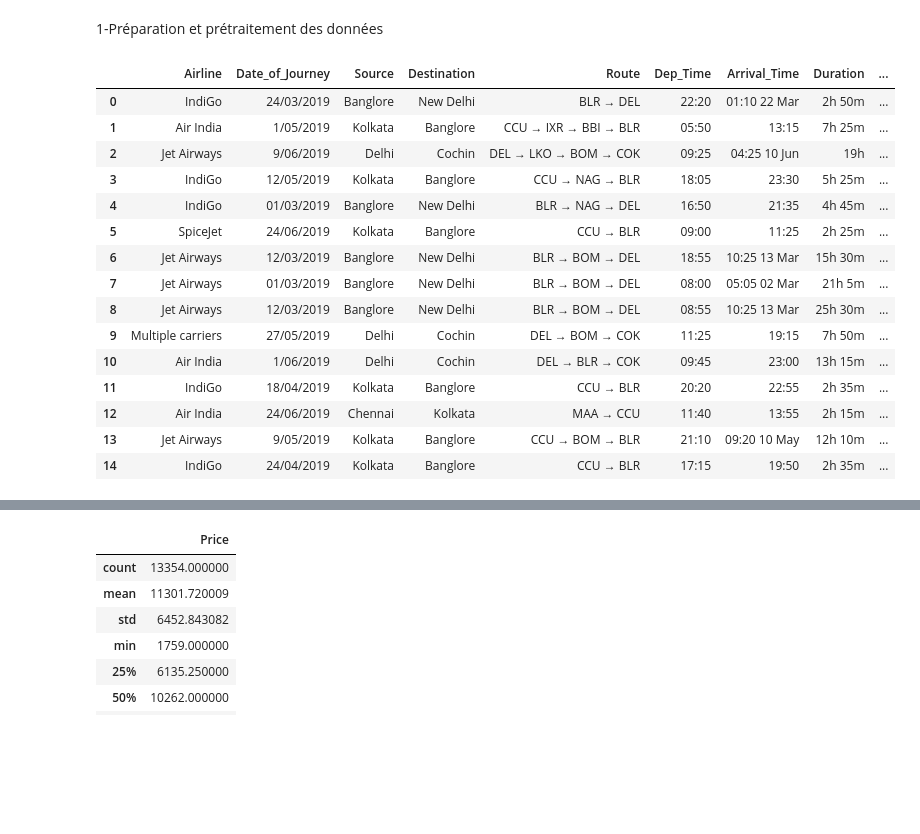
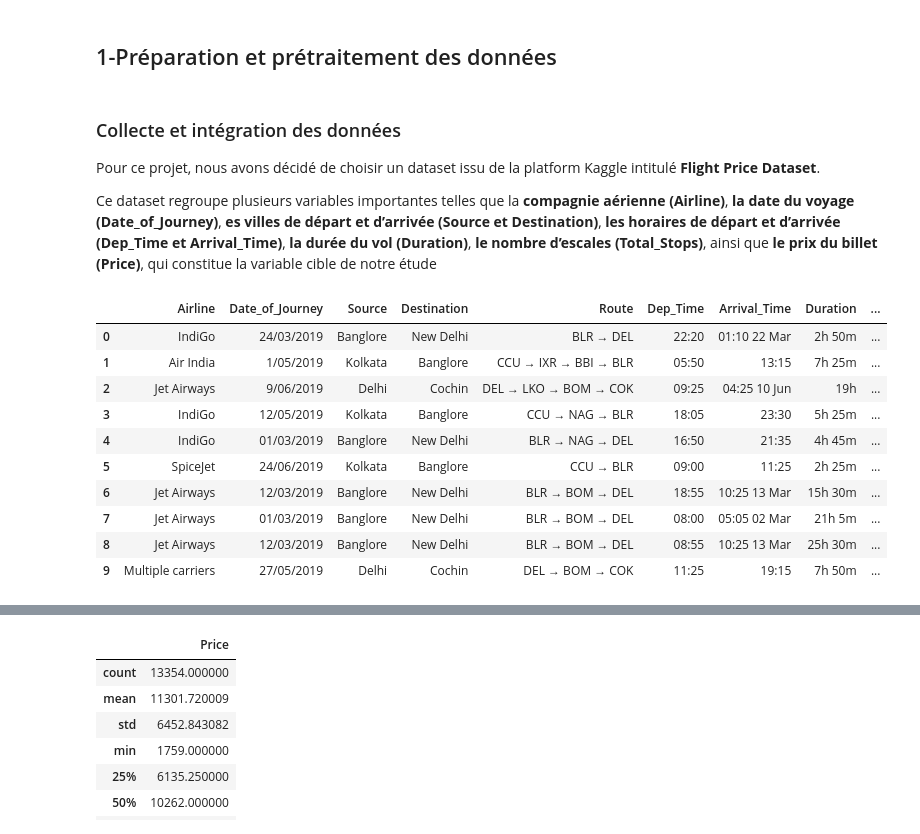
Before and after one commit to IsmaelPami/projet_data_science, a Jupyter notebook: projet.ipynb, the cells around one changed output, grey strips where cells are left out. Saved outputs shown, nothing was run; the diff lists cells and outputs as text; code cells hidden in the pictures; blank space fills up the shorter version.

```diff
--- a/projet.ipynb
+++ b/projet.ipynb
@@ -6,3 +20,3 @@ Ce projet cherche donc à identifier les facteurs influents et à construire un
 # %% [markdown]
-1-Préparation et prétraitement des données
+## 1-Préparation et prétraitement des données
 # %%
@@ -12 +29,6 @@ import re
+# %% [markdown]
+### Collecte et intégration des données
+Pour ce projet, nous avons décidé de choisir un dataset issu de la platform Kaggle intitulé **Flight Price Dataset**.
+
+Ce dataset regroupe plusieurs variables importantes telles que la **compagnie aérienne (Airline)**, **la date du voyage (Date_of_Journey)**, **es villes de départ et d’arrivée (Source et Destination)**, **les horaires de départ et d’arrivée (Dep_Time et Arrival_Time)**, **la durée du vol (Duration)**, **le nombre d’escales (Total_Stops)**, ainsi que **le prix du billet (Price)**, qui constitue la variable cible de notre étude
 # %%
@@ -16,22 +39,17 @@ data_prediction_test = pd.read_excel("Sample_submission.xlsx")
 data_Test = pd.concat([data_Test, data_prediction_test], axis=1)
 data = pd.concat([data_Train, data_Test], axis=0)
 # %%
-data.head(15)
+data.head(10)
 # %% [output]
 |  | Airline | Date_of_Journey | Source | Destination | Route | Dep_Time | Arrival_Time | Duration | ... |
 | 0 | IndiGo | 24/03/2019 | Banglore | New Delhi | BLR → DEL | 22:20 | 01:10 22 Mar | 2h 50m | ... |
 | 1 | Air India | 1/05/2019 | Kolkata | Banglore | CCU → IXR → BBI → BLR | 05:50 | 13:15 | 7h 25m | ... |
 | 2 | Jet Airways | 9/06/2019 | Delhi | Cochin | DEL → LKO → BOM → COK | 09:25 | 04:25 10 Jun | 19h | ... |
 | 3 | IndiGo | 12/05/2019 | Kolkata | Banglore | CCU → NAG → BLR | 18:05 | 23:30 | 5h 25m | ... |
 | 4 | IndiGo | 01/03/2019 | Banglore | New Delhi | BLR → NAG → DEL | 16:50 | 21:35 | 4h 45m | ... |
 | 5 | SpiceJet | 24/06/2019 | Kolkata | Banglore | CCU → BLR | 09:00 | 11:25 | 2h 25m | ... |
 | 6 | Jet Airways | 12/03/2019 | Banglore | New Delhi | BLR → BOM → DEL | 18:55 | 10:25 13 Mar | 15h 30m | ... |
 | 7 | Jet Airways | 01/03/2019 | Banglore | New Delhi | BLR → BOM → DEL | 08:00 | 05:05 02 Mar | 21h 5m | ... |
 | 8 | Jet Airways | 12/03/2019 | Banglore | New Delhi | BLR → BOM → DEL | 08:55 | 10:25 13 Mar | 25h 30m | ... |
 | 9 | Multiple carriers | 27/05/2019 | Delhi | Cochin | DEL → BOM → COK | 11:25 | 19:15 | 7h 50m | ... |
-| 10 | Air India | 1/06/2019 | Delhi | Cochin | DEL → BLR → COK | 09:45 | 23:00 | 13h 15m | ... |
-| 11 | IndiGo | 18/04/2019 | Kolkata | Banglore | CCU → BLR | 20:20 | 22:55 | 2h 35m | ... |
-| 12 | Air India | 24/06/2019 | Chennai | Kolkata | MAA → CCU | 11:40 | 13:55 | 2h 15m | ... |
-| 13 | Jet Airways | 9/05/2019 | Kolkata | Banglore | CCU → BOM → BLR | 21:10 | 09:20 10 May | 12h 10m | ... |
-| 14 | IndiGo | 24/04/2019 | Kolkata | Banglore | CCU → BLR | 17:15 | 19:50 | 2h 35m | ... |
 # %%
```
Also changed, not shown: parts of 44 cells of this notebook.
